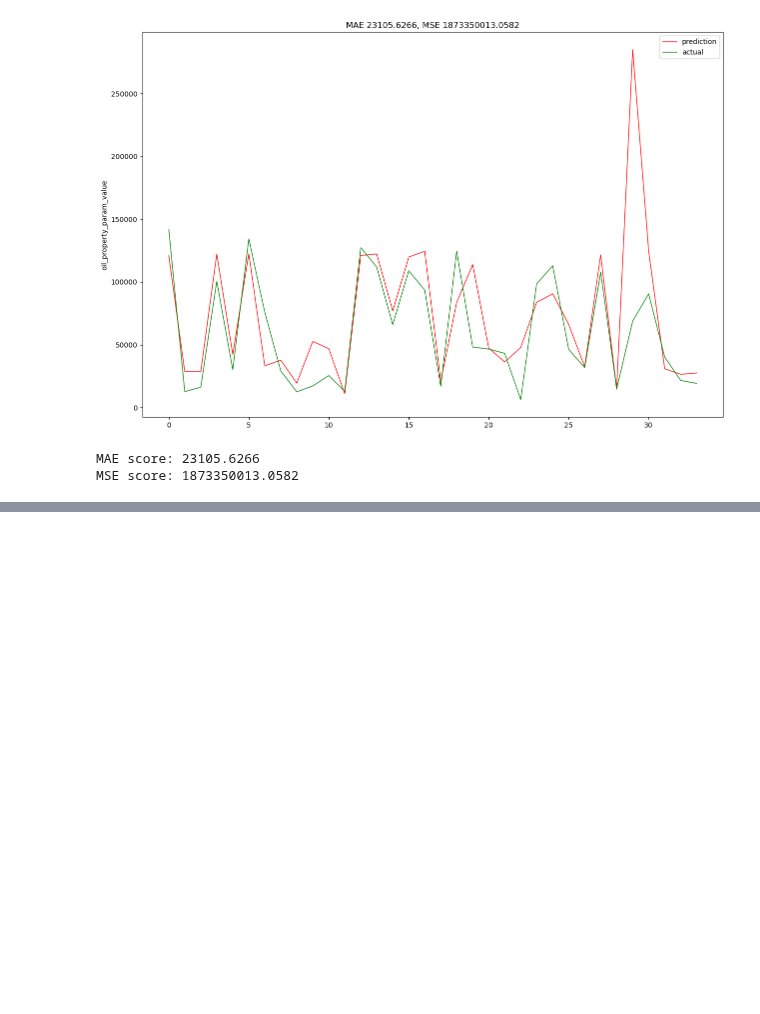
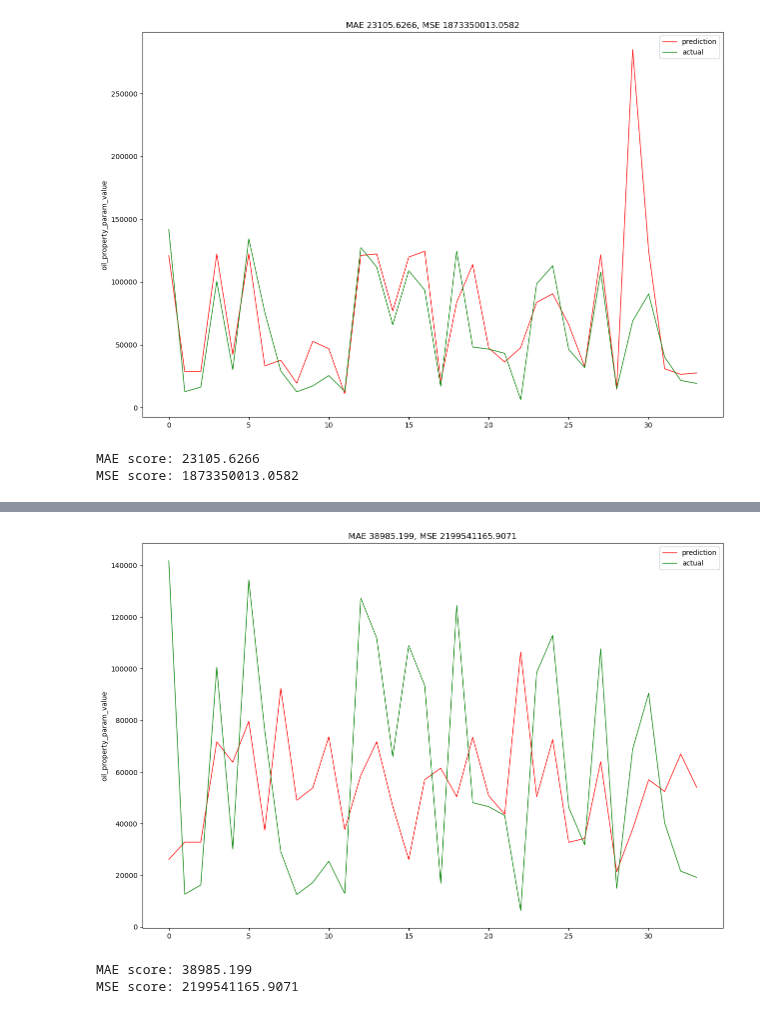
Before and after one commit to Neftekod/Oil-code, a Jupyter notebook: src/2wec.ipynb, the cells around one changed output, grey strips where cells are left out. Cells and saved outputs as stored; diff of their text form; code cells hidden in the pictures; blank space fills up the shorter version.

```diff
--- a/src/2wec.ipynb
+++ b/src/2wec.ipynb
@@ -71,8 +74,8 @@ def evaluation(model, X_test, y_test):
     mse = mean_squared_error(y_test, prediction)
 
     plt.figure(figsize=(15, 10))
-    plt.plot(prediction[:300], "red", label="prediction", linewidth=1.0)
-    plt.plot(y_test[:300], 'green', label="actual", linewidth=1.0)
+    plt.plot(prediction, "red", label="prediction", linewidth=1.0)
+    plt.plot(y_test, 'green', label="actual", linewidth=1.0)
     plt.legend()
     plt.ylabel('oil_property_param_value')
     plt.title("MAE {}, MSE {}".format(round(mae, 4), round(mse, 4)))
@@ -183,0 +185,3 @@ model, score = neural_model(X_train, y_train, X_test, y_test, neurons=64)
+# %%
+evaluation(model, X_test, y_test)
+# %% [output]
@@ -183,0 +189,3 @@ model, score = neural_model(X_train, y_train, X_test, y_test, neurons=64)
+[figure, added]
+MAE score: 38985.199
+MSE score: 2199541165.9071
```
Also changed, not shown: parts of 10 cells of this notebook, 1 other file.
